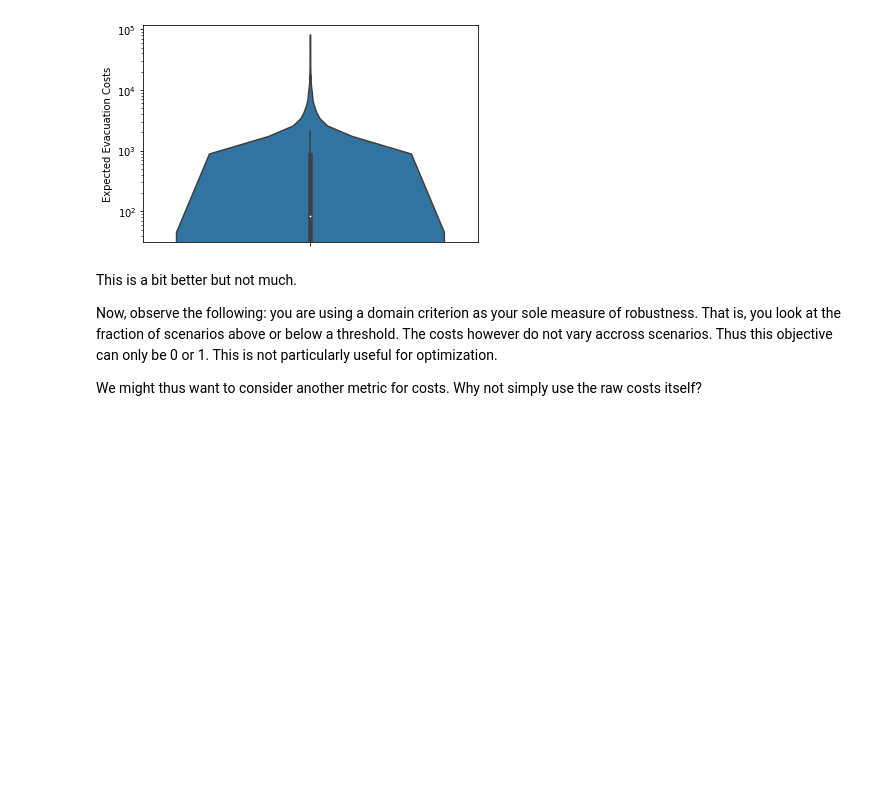
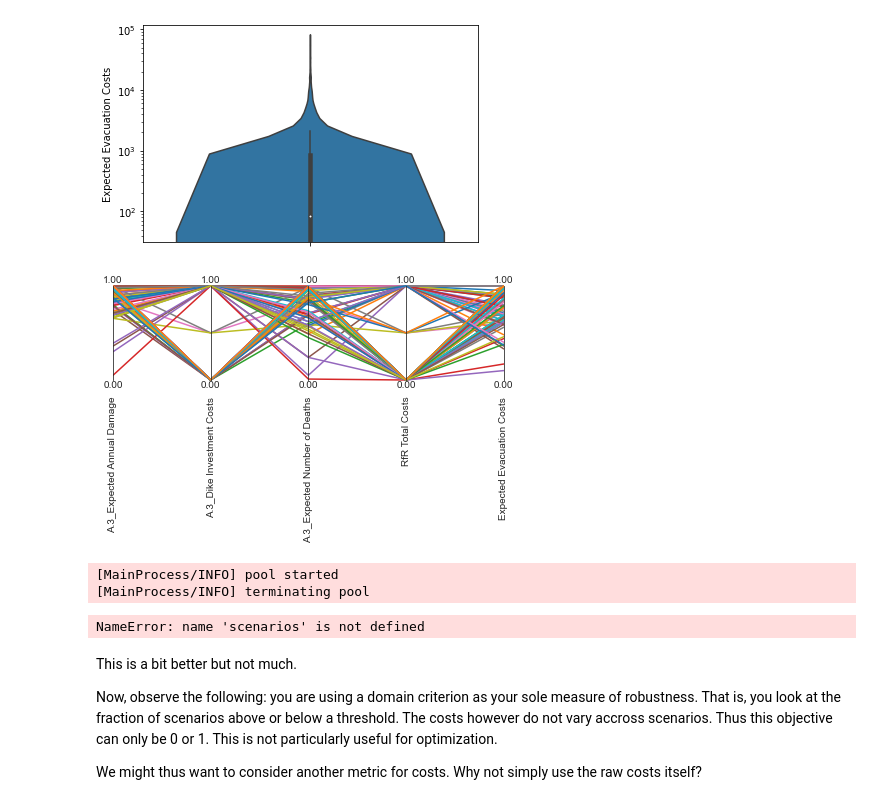
Before and after one commit to tamarvooijs/MBDM, a Jupyter notebook: final assignment/Optimization Moro-Meron.ipynb, the cells around one changed output. Saved outputs shown, nothing was run; the diff lists cells and outputs as text; code cells hidden in the pictures; blank space fills up the shorter version.

```diff
--- a/final assignment/Optimization Moro-Meron.ipynb
+++ b/final assignment/Optimization Moro-Meron.ipynb
@@ -306,38 +279,57 @@ def robustness(direction, threshold, data):
 
 SMALLER = 'SMALLER'
 
-Expected_Number_of_Deaths = functools.partial(robustness, SMALLER, 1e-5) #not ok
-Expected_Annual_Damage = functools.partial(robustness, SMALLER, 1e4) #THOSE NUMBERS NEED TO BE SPECIFIED AGAINS
-Total_Investment_Costs = functools.partial(robustness, SMALLER, 6e8)#THOSE NUMBERS NEED TO BE SPECIFIED AGAINS
+Dike_Investment_Costs = functools.partial(robustness, SMALLER, 100000000)
+Expected_Number_of_Deaths = functools.partial(robustness, SMALLER, 0.001) #not ok
+Expected_Annual_Damage = functools.partial(robustness, SMALLER, 10000000) #THOSE NUMBERS NEED TO BE SPECIFIED AGAINS
+RfR_Total_Costs = functools.partial(robustness, SMALLER, 1000000000)#THOSE NUMBERS NEED TO BE SPECIFIED AGAINS
+Expected_Evacuation_Costs = functools.partial(robustness, SMALLER, 1000)
+
+MAXIMIZE = ScalarOutcome.MAXIMIZE
+MINIMIZE = ScalarOutcome.MINIMIZE
+robustness_functions = [ScalarOutcome('A.3_Dike Investment Costs', kind=MAXIMIZE,
+                             variable_name='A.3_Dike Investment Costs', function=Dike_Investment_Costs),
+                       ScalarOutcome('A.3_Expected Annual Damage', kind=MAXIMIZE,
+                             variable_name='A.3_Expected Annual Damage', function=Expected_Annual_Damage),
+                       ScalarOutcome('A.3_Expected Number of Deaths', kind=MAXIMIZE,
+                             variable_name='A.3_Expected Number of Deaths', function=Expected_Number_of_Deaths),
+                       ScalarOutcome('RfR Total Costs', kind=MAXIMIZE,
+                             variable_name='RfR Total Costs', function=RfR_Total_Costs),
+                       ScalarOutcome('Expected Evacuation Costs', kind=MAXIMIZE,
+                             variable_name='Expected Evacuation Costs', function=Expected_Evacuation_Costs)]
 # %%
 from ema_workbench.analysis import parcoords
 
-experiments, outcomes = results
+funcs ={"A.3_Dike Investment Costs": Dike_Investment_Costs,
+                    "A.3_Expected Number of Deaths": Expected_Number_of_Deaths,
+                    "A.3_Expected Annual Damage": Expected_Annual_Damage,
+                    "RfR Total Costs": RfR_Total_Costs,
+                    "Expected Evacuation Costs": Expected_Evacuation_Costs
+                   }
 
-funcs = {'Expected Number of Deaths':Expected_Number_of_Deaths,
-         'Expected Annual Damage': Expected_Annual_Damage,
-         'Total Investment Costs': Total_Investment_Costs}
 
 total_scores = {}
 for policy in np.unique(experiments['policy']):
     scores = {}
     logical = experiments['policy'] == policy
 
-    temp_outcomes = {k:v[logical] for k,v in outcomes.items()}
+    temp_outcomes = {k:v[logical] for k,v in outcomes_A3.items()}
 
     for k, v in temp_outcomes.items():
         score = funcs[k](v)
         scores[k] = score
     total_scores[policy] = scores
 
 data = pd.DataFrame(total_scores).T.reset_index(drop=True)
 limits = parcoords.get_limits(data)
 limits.loc[0, :] = 0
 limits.loc[1, :] = 1
 
-paraxes = parcoords.ParallelAxes(limits)
+paraxes = parcoords.ParallelAxes(limits, fontsize=10)
 paraxes.plot(data)
 plt.show()
+# %% [output]
+[figure, added]
 # %%
 from ema_workbench import (MultiprocessingEvaluator, ema_logging,
                            perform_experiments, SequentialEvaluator)
@@ -354,15 +346,19 @@ ema_logging.log_to_stderr(ema_logging.INFO)
 convergence = [HyperVolume(minimum=[0,0,0], maximum=[1.1, 1.1, 1.1]),
               EpsilonProgress()]
 
-epsilons=[0.05,]*len(robustnes_functions)  #final value of epsilon should be much lower.Just for experiment purposes is 1
-with MultiprocessingEvaluator(model) as evaluator:
-    archive, convergence = evaluator.robust_optimize(robustnes_functions, scenarios,nfe=nfe,
+epsilons=[0.05,]*len(robustness_functions)  #final value of epsilon should be much lower.Just for experiment purposes is 1
+with MultiprocessingEvaluator(dike_model) as evaluator:
+    archive, convergence = evaluator.robust_optimize(robustness_functions, scenarios,nfe=nfe,
                                                      convergence=convergence, epsilons=epsilons)
 
-#start = time.time()
-#end = time.time()
+start = time.time()
+end = time.time()
 
-#print('Processing time:',(end-start)/60,'Minutes')
+print('Processing time:',(end-start)/60,'Minutes')
+# %% [output]
+[MainProcess/INFO] pool started
+[MainProcess/INFO] terminating pool
+NameError: name 'scenarios' is not defined
 # %%
 fig, (ax1, ax2) = plt.subplots(ncols=2, sharex=True, figsize=(8,4))
 ax1.plot(convergence.nfe, convergence.epsilon_progress)
```
Also changed, not shown: parts of 3 cells of this notebook.
